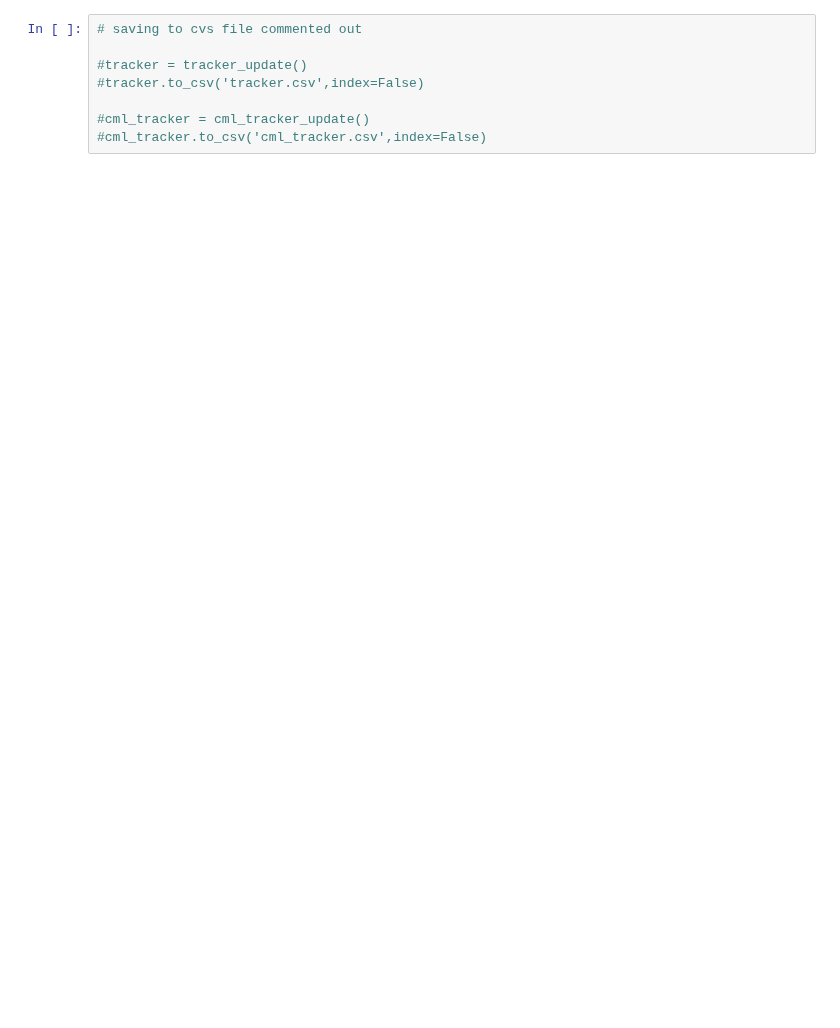
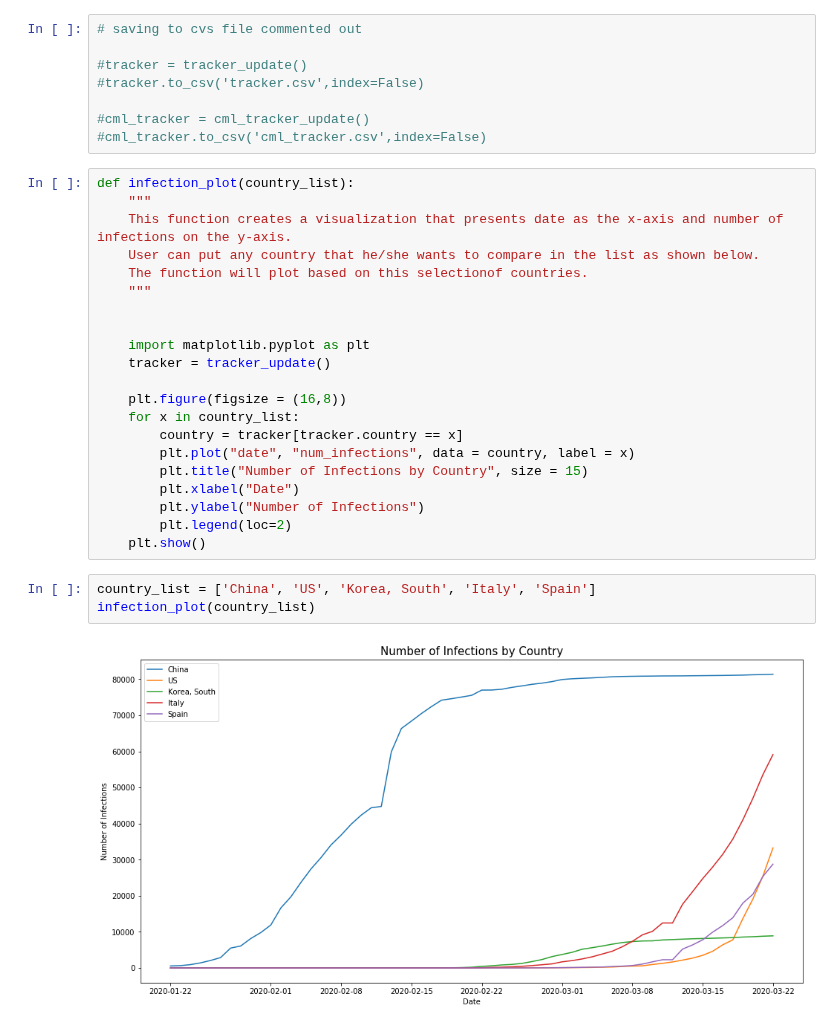
Before and after one commit to GRMDS/RMDS_Coronavirus_project, a Jupyter notebook: analytics/sam/Tracker_Update_Functions_0327.ipynb, the cells around one changed output. Drawn from its saved outputs; the diff is of its cells as text; blank space fills up the shorter version.

Commit message:
update function

```diff
--- a/analytics/sam/Tracker_Update_Functions_0327.ipynb
+++ b/analytics/sam/Tracker_Update_Functions_0327.ipynb
@@ -162,3 +165,29 @@ cml_tracker_update()
 
 #cml_tracker = cml_tracker_update()
 #cml_tracker.to_csv('cml_tracker.csv',index=False)
+# %%
+def infection_plot(country_list):
+    """
+    This function creates a visualization that presents date as the x-axis and number of infections on the y-axis.
+    User can put any country that he/she wants to compare in the list as shown below.
+    The function will plot based on this selectionof countries.
+    """
+
+
+    import matplotlib.pyplot as plt
+    tracker = tracker_update()
+
+    plt.figure(figsize = (16,8))
+    for x in country_list:
+        country = tracker[tracker.country == x]
+        plt.plot("date", "num_infections", data = country, label = x)
+        plt.title("Number of Infections by Country", size = 15)
+        plt.xlabel("Date")
+        plt.ylabel("Number of Infections")
+        plt.legend(loc=2)
+    plt.show()
+# %%
+country_list = ['China', 'US', 'Korea, South', 'Italy', 'Spain']
+infection_plot(country_list)
+# %% [output]
+[figure, added]
```
Also changed, not shown: parts of 10 cells of this notebook.
